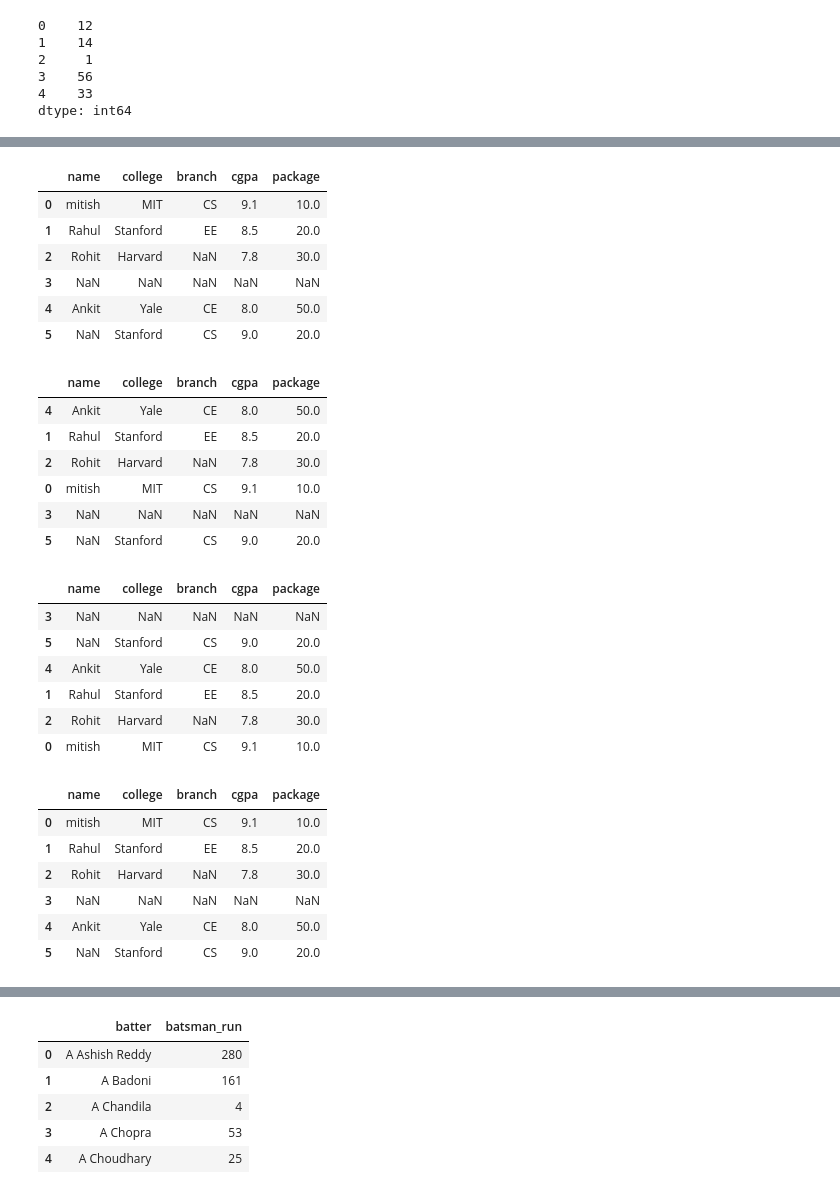
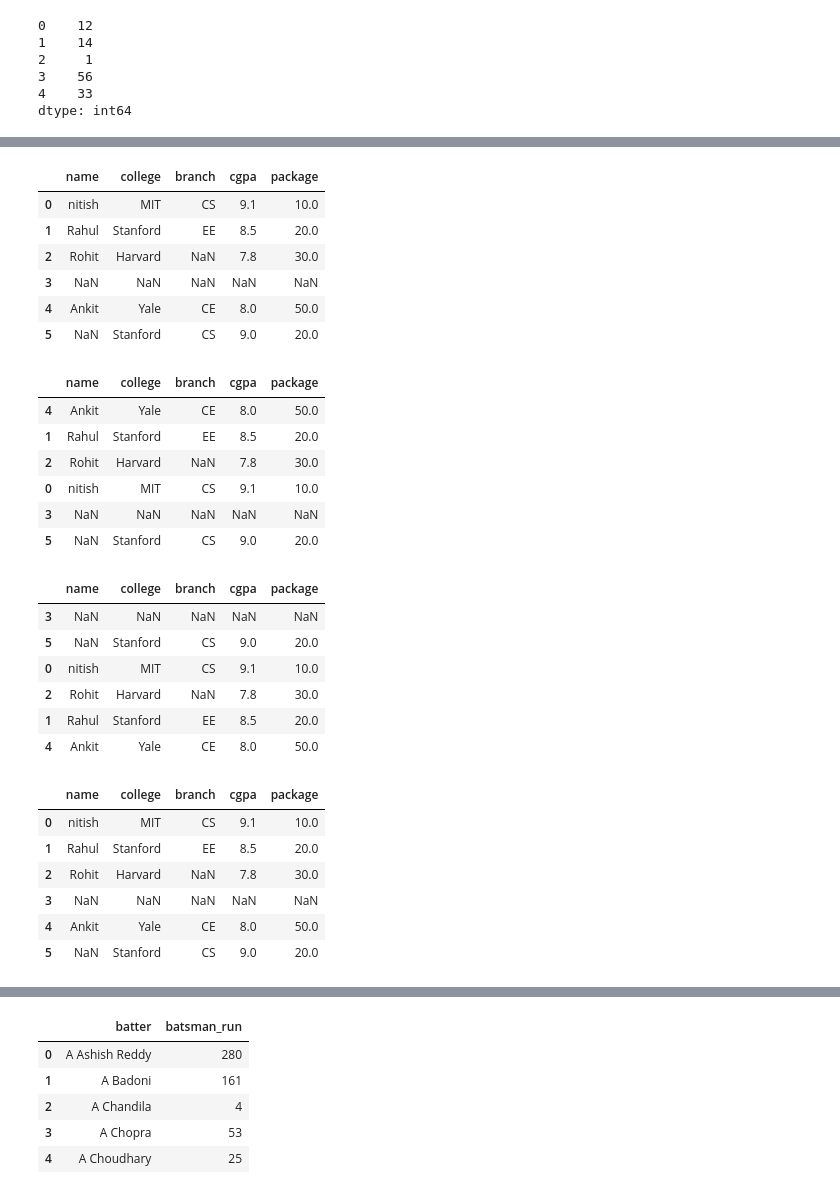
Before and after one commit to rahulkumar80026/Machine-Learning-Basic-to-Advanced, a Jupyter notebook: Pandas/Pandas3.ipynb, the cells around one changed output, grey strips where cells are left out. Saved outputs shown, nothing was run; the diff lists cells and outputs as text; code cells hidden in the pictures.

```diff
--- a/Pandas/Pandas3.ipynb
+++ b/Pandas/Pandas3.ipynb
@@ -175,7 +177,7 @@ movies.sort_values('title_x')
 # %%
 students =  pd.DataFrame(
     {
-        'name':['mitish','Rahul','Rohit',np.nan,'Ankit',np.nan],
+        'name':['nitish','Rahul','Rohit',np.nan,'Ankit',np.nan],
         'college':['MIT','Stanford','Harvard',np.nan,'Yale','Stanford'],
         'branch':['CS','EE',np.nan,np.nan,'CE','CS'],
         'cgpa':[9.1,8.5,7.8,np.nan,8.0,9.0],
@@ -186,7 +188,7 @@ students =  pd.DataFrame(
 students
 # %% [output]
 |  | name | college | branch | cgpa | package |
-| 0 | mitish | MIT | CS | 9.1 | 10.0 |
+| 0 | nitish | MIT | CS | 9.1 | 10.0 |
 | 1 | Rahul | Stanford | EE | 8.5 | 20.0 |
 | 2 | Rohit | Harvard | NaN | 7.8 | 30.0 |
 | 3 | NaN | NaN | NaN | NaN | NaN |
@@ -199,27 +201,27 @@ students.sort_values('name')
 | 4 | Ankit | Yale | CE | 8.0 | 50.0 |
 | 1 | Rahul | Stanford | EE | 8.5 | 20.0 |
 | 2 | Rohit | Harvard | NaN | 7.8 | 30.0 |
-| 0 | mitish | MIT | CS | 9.1 | 10.0 |
+| 0 | nitish | MIT | CS | 9.1 | 10.0 |
 | 3 | NaN | NaN | NaN | NaN | NaN |
 | 5 | NaN | Stanford | CS | 9.0 | 20.0 |
 # %%
 students.sort_values('name', na_position='first')
-# students.sort_values('name', na_position='first',ascending=False)  # na_position -> first/last
+students.sort_values('name', na_position='first',ascending=False)  # na_position -> first/last
 # %% [output]
 |  | name | college | branch | cgpa | package |
 | 3 | NaN | NaN | NaN | NaN | NaN |
 | 5 | NaN | Stanford | CS | 9.0 | 20.0 |
+| 0 | nitish | MIT | CS | 9.1 | 10.0 |
+| 2 | Rohit | Harvard | NaN | 7.8 | 30.0 |
+| 1 | Rahul | Stanford | EE | 8.5 | 20.0 |
 | 4 | Ankit | Yale | CE | 8.0 | 50.0 |
-| 1 | Rahul | Stanford | EE | 8.5 | 20.0 |
-| 2 | Rohit | Harvard | NaN | 7.8 | 30.0 |
-| 0 | mitish | MIT | CS | 9.1 | 10.0 |
 # %%
 # students.sort_values('name', na_position='first',ascending=False,inplace=True)
 # %%
 students
 # %% [output]
 |  | name | college | branch | cgpa | package |
-| 0 | mitish | MIT | CS | 9.1 | 10.0 |
+| 0 | nitish | MIT | CS | 9.1 | 10.0 |
 | 1 | Rahul | Stanford | EE | 8.5 | 20.0 |
 | 2 | Rohit | Harvard | NaN | 7.8 | 30.0 |
 | 3 | NaN | NaN | NaN | NaN | NaN |
```
Also changed, not shown: parts of 22 cells of this notebook, 3 other files.
